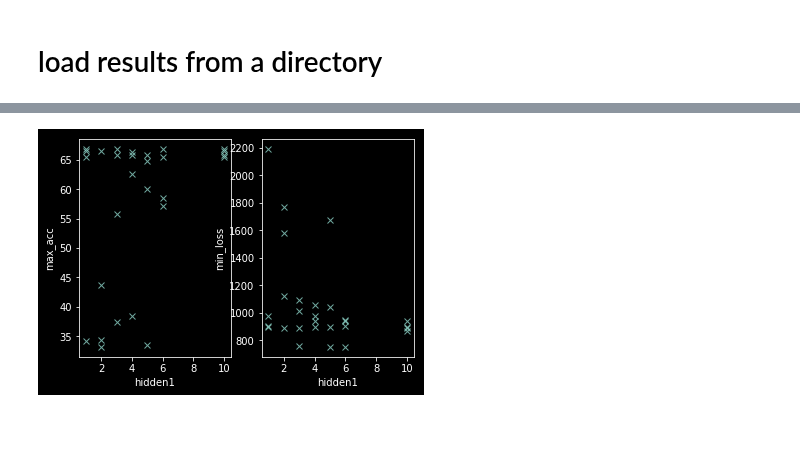
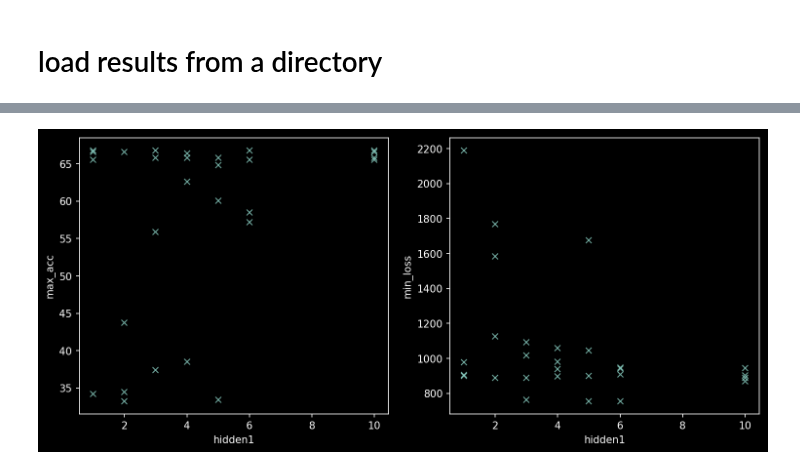
Before and after one commit to csinva/dnn-experiments, a Jupyter notebook: eda/analyze_sweeps.ipynb, the cells around one changed output, grey strips where cells are left out. Cells and saved outputs as stored; diff of their text form; code cells hidden in the pictures; blank space fills up the shorter version.

```diff
--- a/eda/analyze_sweeps.ipynb
+++ b/eda/analyze_sweeps.ipynb
@@ -31,11 +31,14 @@ results.head()
 # %%
 def lmplot(colx, coly):
     plt.plot(results[colx], results[coly], 'x', alpha=0.8)
     plt.xlabel(colx)
     plt.ylabel(coly)
+
+plt.figure(figsize=(12, 5), dpi=150)
 plt.subplot(121)
 lmplot('hidden1', 'max_acc')
+
 plt.subplot(122)
 lmplot('hidden1', 'min_loss')
 # %% [output]
-[figure, old version]
+[figure, new version]
```
Also changed, not shown: 3 other files.
